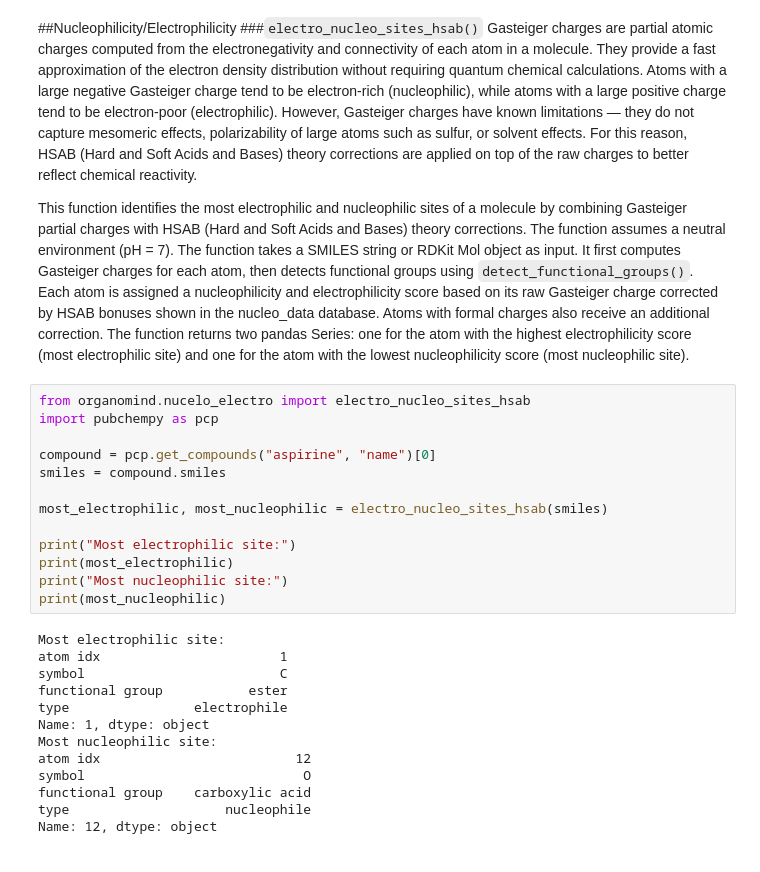
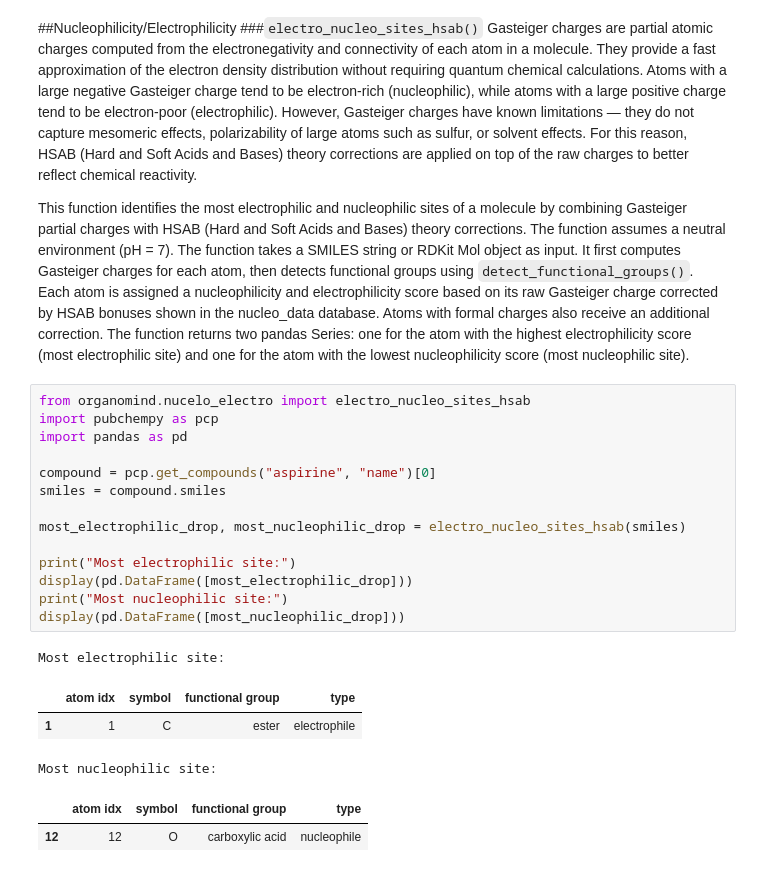
Before and after one commit to TheoV19/Project-PPChem, a Jupyter notebook: Notebook/Project_report.ipynb, the cells around one changed output. Cells and saved outputs as stored; diff of their text form.

```diff
--- a/Notebook/Project_report.ipynb
+++ b/Notebook/Project_report.ipynb
@@ -177,26 +177,21 @@ Gasteiger charges are partial atomic charges computed from the electronegativity
 # %%
 from organomind.nucelo_electro import electro_nucleo_sites_hsab
 import pubchempy as pcp
+import pandas as pd
 
 compound = pcp.get_compounds("aspirine", "name")[0]
 smiles = compound.smiles
 
-most_electrophilic, most_nucleophilic = electro_nucleo_sites_hsab(smiles)
+most_electrophilic_drop, most_nucleophilic_drop = electro_nucleo_sites_hsab(smiles)
 
 print("Most electrophilic site:")
-print(most_electrophilic)
+display(pd.DataFrame([most_electrophilic_drop]))
 print("Most nucleophilic site:")
-print(most_nucleophilic)
+display(pd.DataFrame([most_nucleophilic_drop]))
 # %% [output]
 Most electrophilic site:
-atom idx                       1
-symbol                         C
-functional group           ester
-type                electrophile
-Name: 1, dtype: object
-Most nucleophilic site:
-atom idx                         12
-symbol                            O
-functional group    carboxylic acid
-type                    nucleophile
-Name: 12, dtype: object
+|  | atom idx | symbol | functional group | type |
+| 1 | 1 | C | ester | electrophile |
+Most nucleophilic site:
+|  | atom idx | symbol | functional group | type |
+| 12 | 12 | O | carboxylic acid | nucleophile |
```
